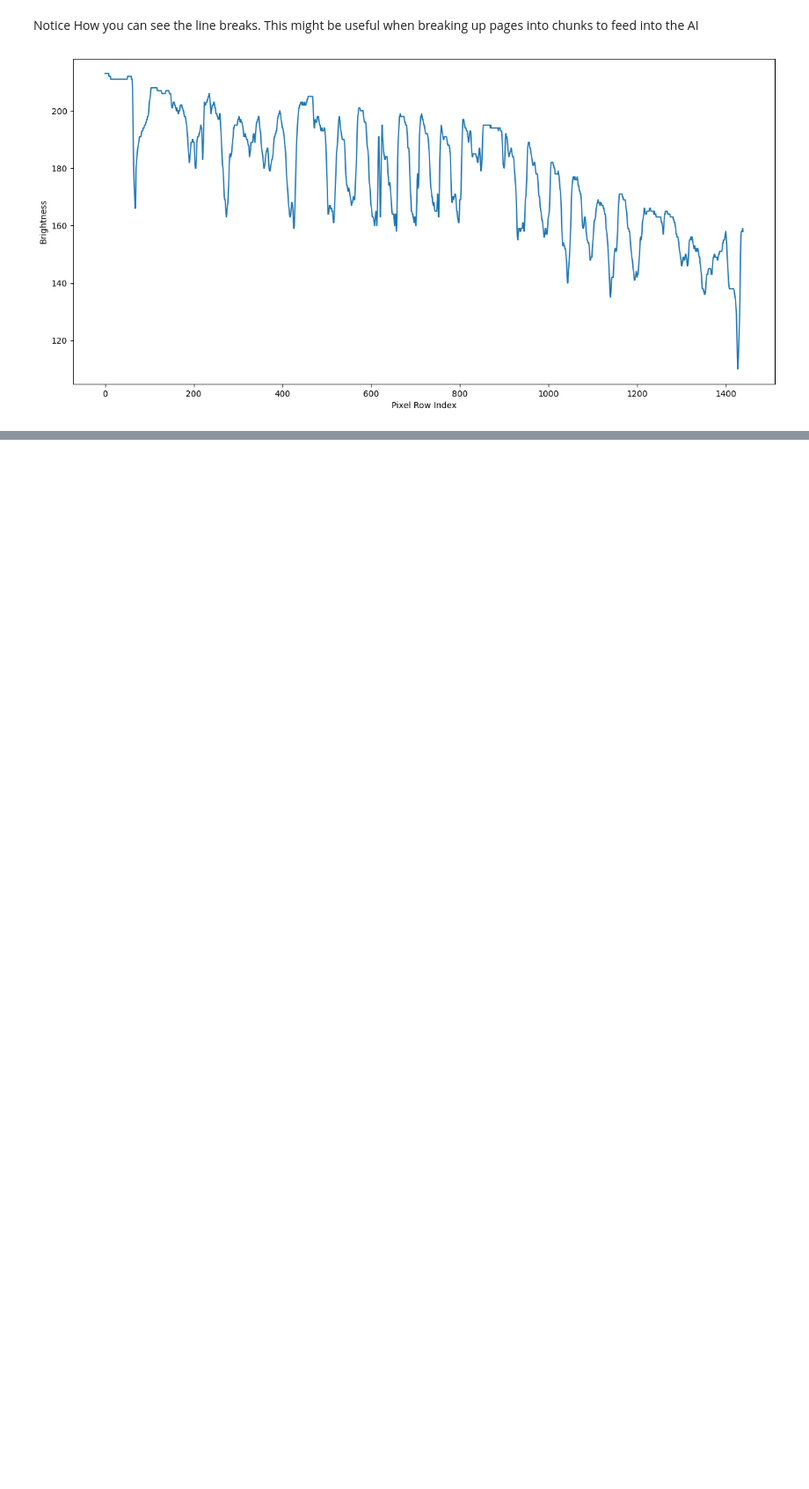
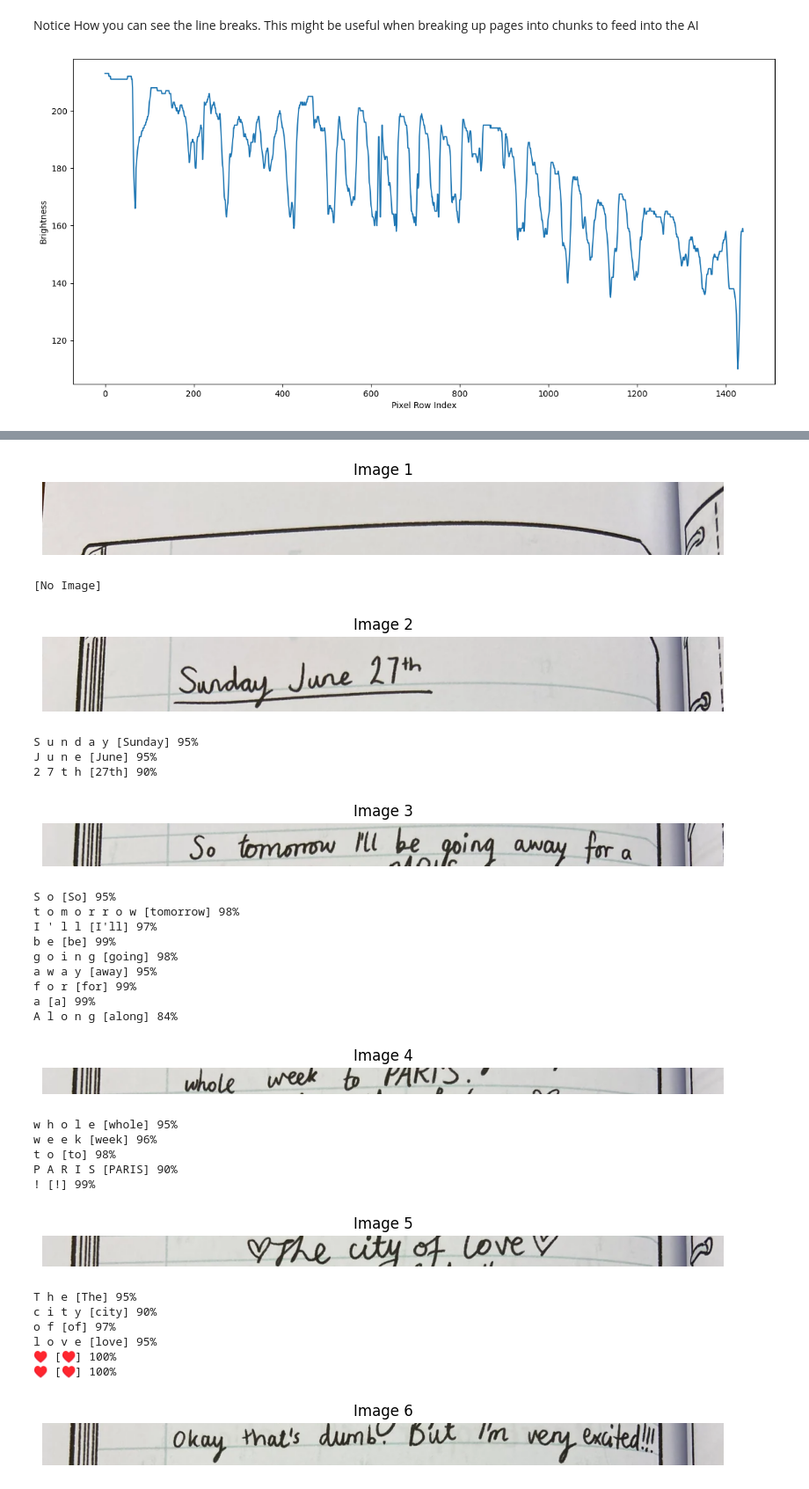
Before and after one commit to Dlybeck/WritingScan, a Jupyter notebook: Expiriment.ipynb, the cells around one changed output, grey strips where cells are left out. Shown at 88% size. Saved outputs shown, nothing was run; the diff lists cells and outputs as text; code cells hidden in the pictures; blank space fills up the shorter version.

```diff
--- a/Expiriment.ipynb
+++ b/Expiriment.ipynb
@@ -133,0 +139,70 @@ plt.show()
+# %%
+split_images = []
+mini_image = []
+
+for i, row in enumerate(original_img_arr):
+    mini_image.append(row)
+
+    # If the image should be split on this row
+    if i in peaks:
+        split_images.append(np.array(mini_image))  # Convert mini_image to a numpy array before appending
+        mini_image = []  # Reset the mini image
+# %%
+# Directory to save the split images
+output_dir = "split_images"
+
+# Clear the directory if it exists
+if os.path.exists(output_dir):
+    shutil.rmtree(output_dir)  # Remove the directory and all its contents
+os.makedirs(output_dir, exist_ok=True)  # Recreate the empty directory
+
+# Convert split images to PIL images and save them
+for i, pic in enumerate(split_images):
+    # Convert to PIL Image
+    converted_img = Image.fromarray(pic)
+
+    # Save the image
+    image_path = os.path.join(output_dir, f"image_{i+1}.png")
+    converted_img.save(image_path)
+
+    # Display each image
+    plt.figure(figsize=(10, 10))  # Adjust size as needed
+    plt.imshow(pic)
+    plt.axis('off')
+    plt.title(f"Image {i+1}")
+    plt.show()
+
+    gpt.run_chatgpt(image_path)
+
+plt.show()
+# %% [output]
+[figure, added]
+[No Image]
+[figure, added]
+S u n d a y [Sunday] 95%
+J u n e [June] 95%
+2 7 t h [27th] 90%
+[figure, added]
+S o [So] 95%
+t o m o r r o w [tomorrow] 98%
+I ' l l [I'll] 97%
+b e [be] 99%
+g o i n g [going] 98%
+a w a y [away] 95%
+f o r [for] 99%
+a [a] 99%
+A l o n g [along] 84%
+[figure, added]
+w h o l e [whole] 95%
+w e e k [week] 96%
+t o [to] 98%
+P A R I S [PARIS] 90%
+! [!] 99%
+[figure, added]
+T h e [The] 95%
+c i t y [city] 90%
+o f [of] 97%
+l o v e [love] 95%
+♥ [♥] 100%
+♥ [♥] 100%
+[figure, added]
```
Also changed, not shown: parts of 6 cells of this notebook, 25 other files.
